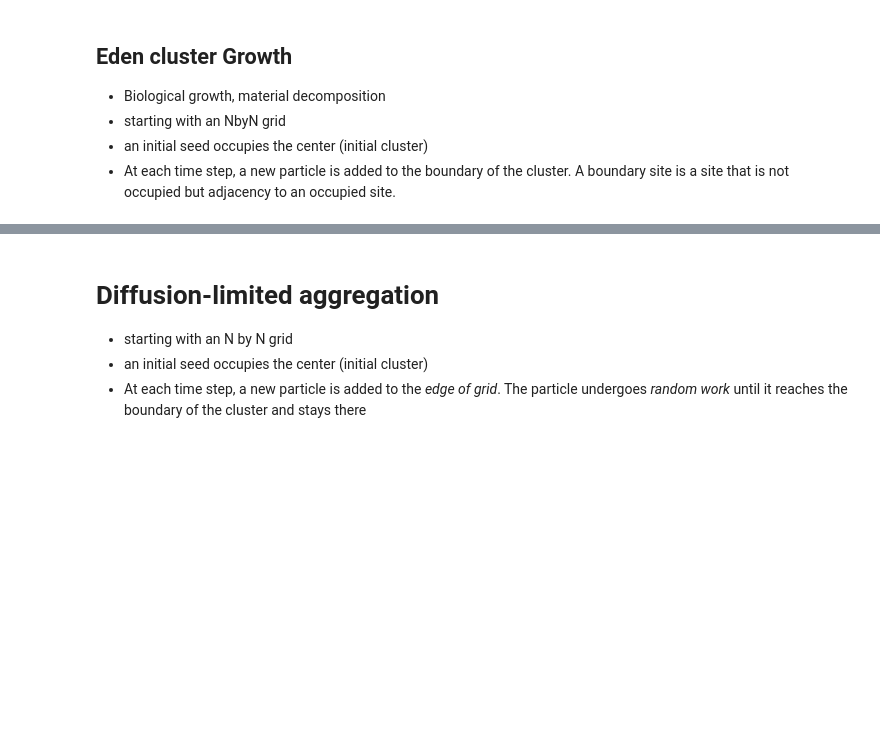
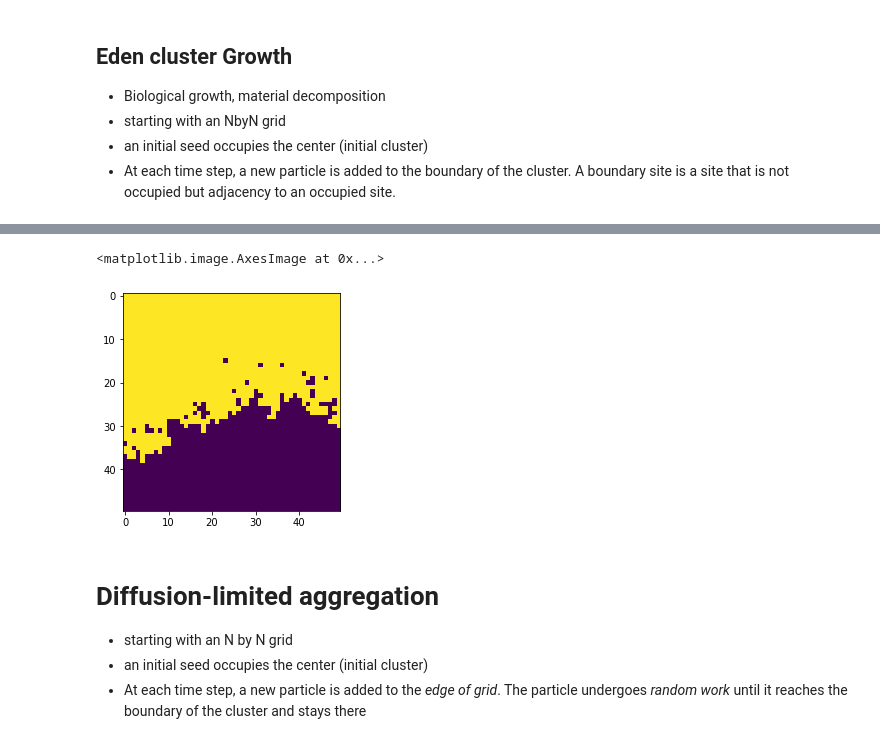
Before and after one commit to slxuphys/comp_phy, a Jupyter notebook: random_fractal.ipynb, the cells around one changed output, grey strips where cells are left out. Drawn from its saved outputs; the diff is of its cells as text; code cells hidden in the pictures; blank space fills up the shorter version.

```diff
--- a/random_fractal.ipynb
+++ b/random_fractal.ipynb
@@ -92,3 +97,8 @@ plt.imshow(grid)
+# %%
+plt.imshow(grid[450:500,300:350])
+# %% [output]
+<matplotlib.image.AxesImage at 0x...>
+[figure, added]
 # %% [markdown]
 # Diffusion-limited aggregation
 - starting with an N by N grid
```
Also changed, not shown: parts of 2 cells of this notebook.
